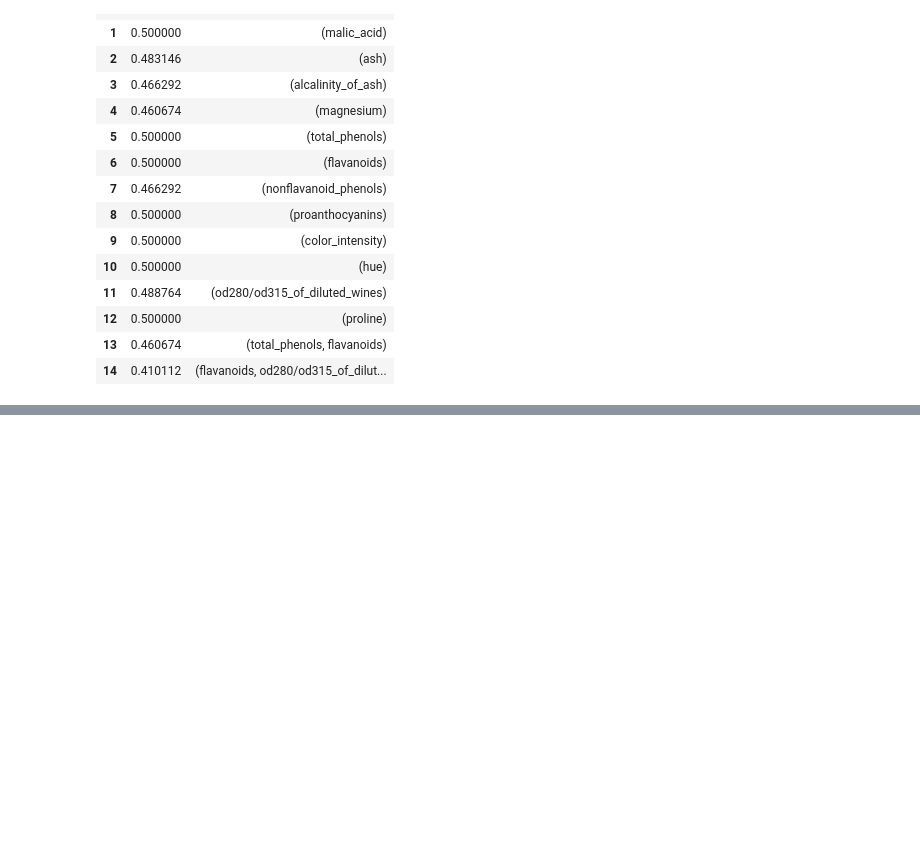
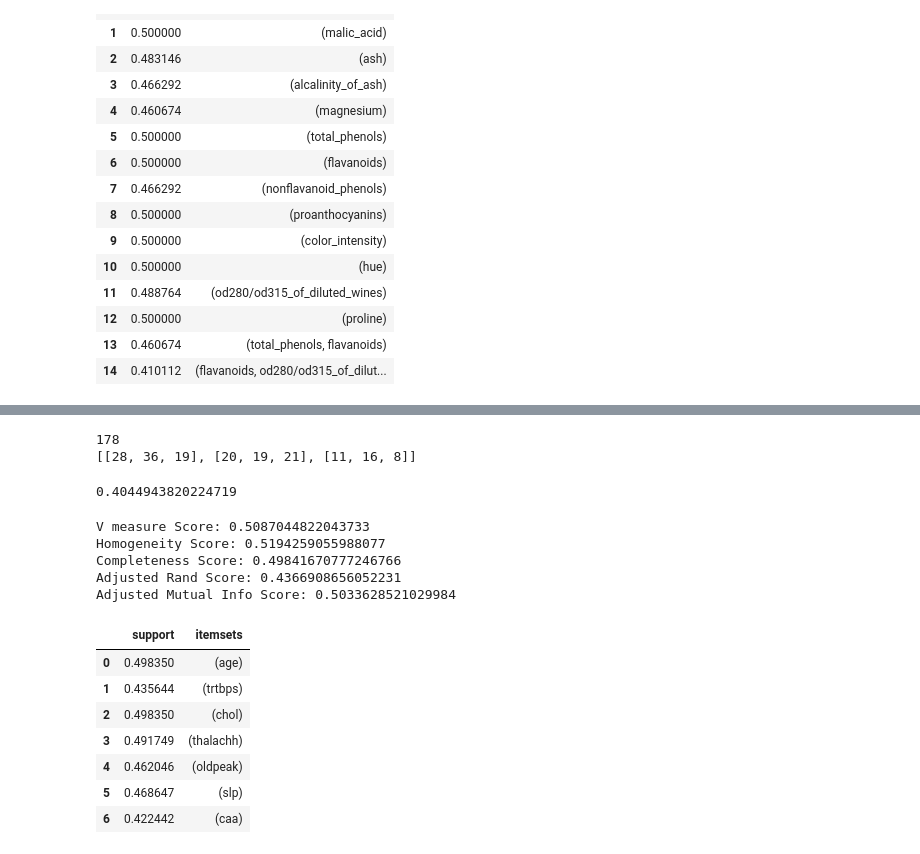
Before and after one commit to siddhantpathakk/FrequentMining, a Jupyter notebook: task3.ipynb, the cells around one changed output, grey strips where cells are left out. Saved outputs shown, nothing was run; the diff lists cells and outputs as text; code cells hidden in the pictures; blank space fills up the shorter version.

```diff
--- a/task3.ipynb
+++ b/task3.ipynb
@@ -198,0 +250,66 @@ clusters, target.values
+# %%
+cluster = []
+print(len(labels))
+for i in labels:
+    if i == 1:
+        cluster.append(2)
+    if i == 2:
+        cluster.append(1)
+    if i == 0:
+        cluster.append(0)
+cluster_freq = [[0, 0, 0], [0, 0, 0], [0, 0, 0]]
+for i in range(len(labels)):
+    if labels[i] == 0:
+        cluster_freq[0][target[i]] += 1
+    if labels[i] == 1:
+        cluster_freq[1][target[i]] += 1
+    if labels[i] == 2:
+        cluster_freq[2][target[i]] += 1
+
+print(cluster_freq)
+# %% [output]
+178
+[[28, 36, 19], [20, 19, 21], [11, 16, 8]]
+# %%
+(cluster == target.values).sum() / len(target.values)
+# %% [output]
+0.4044943820224719
+# %%
+from sklearn.metrics.cluster import adjusted_mutual_info_score
+from sklearn.metrics.cluster import adjusted_rand_score
+from sklearn.metrics.cluster import completeness_score
+from sklearn.metrics.cluster import homogeneity_score
+from sklearn.metrics.cluster import v_measure_score
+
+print(f"V measure Score: {v_measure_score(cluster, target.values)}")
+print(f"Homogeneity Score: {homogeneity_score(cluster, target.values)}")
+print(f"Completeness Score: {completeness_score(cluster, target.values)}")
+print(f"Adjusted Rand Score: {adjusted_rand_score(cluster, target.values)}")
+print(f"Adjusted Mutual Info Score: {
+      adjusted_mutual_info_score(cluster, target.values)}")
+# %% [output]
+V measure Score: 0.5087044822043733
+Homogeneity Score: 0.5194259055988077
+Completeness Score: 0.49841670777246766
+Adjusted Rand Score: 0.4366908656052231
+Adjusted Mutual Info Score: 0.5033628521029984
+# %%
+df = pd.read_csv("./data/heart/heart.csv")
+
+target_df = df['output']
+df = df.drop('output', axis=1)
+df = df.sample(frac=1)
+for col in df.columns:
+    df[col] = df[col] > df[col].median()
+# %%
+frequent_itemsets = apriori(df, min_support=0.4, use_colnames=True)
+frequent_itemsets
+# %% [output]
+|  | support | itemsets |
+| 0 | 0.498350 | (age) |
+| 1 | 0.435644 | (trtbps) |
+| 2 | 0.498350 | (chol) |
+| 3 | 0.491749 | (thalachh) |
+| 4 | 0.462046 | (oldpeak) |
+| 5 | 0.468647 | (slp) |
+| 6 | 0.422442 | (caa) |
```
Also changed, not shown: parts of 27 cells of this notebook.
